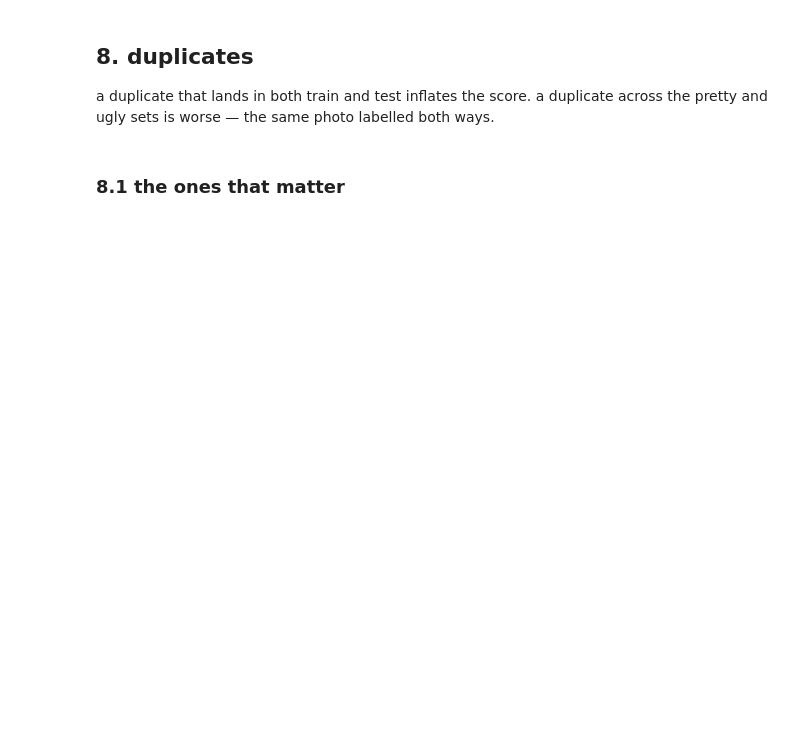
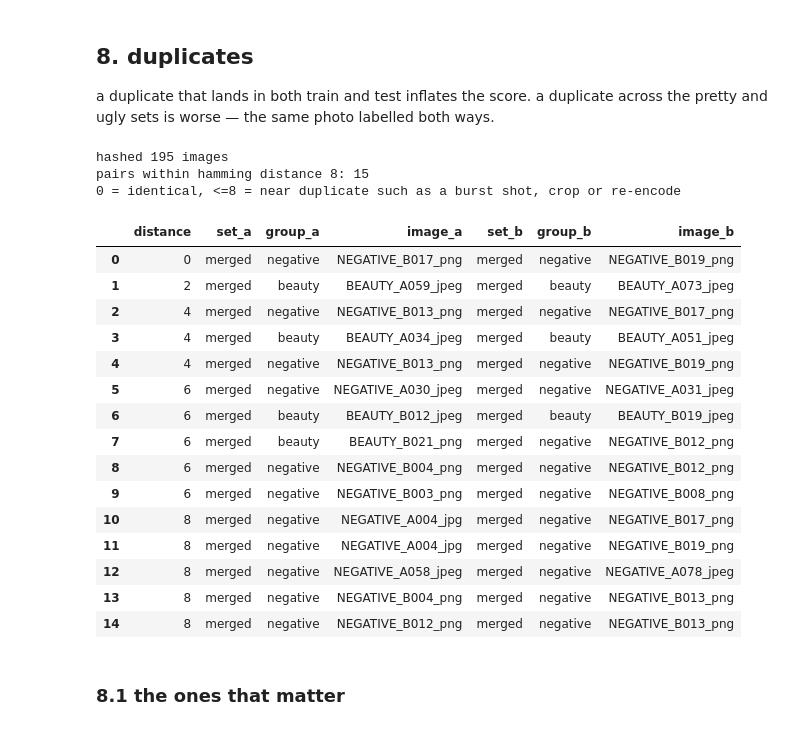
Before and after one commit to Rmsaah/camel-beauty-assessor, a Jupyter notebook: dataset_eda.ipynb, the cells around one changed output. Drawn from its saved outputs; the diff is of its cells as text; code cells hidden in the pictures; blank space fills up the shorter version.

```diff
--- a/dataset_eda.ipynb
+++ b/dataset_eda.ipynb
@@ -309,28 +397,51 @@ across the pretty and ugly sets is worse — the same photo labelled both ways.
 # %%
 paths = []
 for f in folders:
     d = os.path.join(root, f, "train", "images")
     for name in sorted(os.listdir(d)):
-        paths.append((short[f], stem(name), os.path.join(d, name)))
+        s = stem(name)
+        paths.append((short[f], group_of(f, s), s, os.path.join(d, name)))
 
-hashes = [(s, st, imagehash.phash(Image.open(p).convert("RGB"))) for s, st, p in paths]
+hashes = [(st, g, sm, imagehash.phash(Image.open(p).convert("RGB"))) for st, g, sm, p in paths]
 print(f"hashed {len(hashes)} images")
 
 found = []
 for i in range(len(hashes)):
     for j in range(i + 1, len(hashes)):
-        dist = hashes[i][2] - hashes[j][2]
+        dist = hashes[i][3] - hashes[j][3]
         if dist <= 8:
             found.append({
                 "distance": dist,
-                "set_a": hashes[i][0], "image_a": hashes[i][1],
-                "set_b": hashes[j][0], "image_b": hashes[j][1],
+                "set_a": hashes[i][0], "group_a": hashes[i][1], "image_a": hashes[i][2],
+                "set_b": hashes[j][0], "group_b": hashes[j][1], "image_b": hashes[j][2],
             })
 
-dupes = pd.DataFrame(found).sort_values("distance").reset_index(drop=True)
+# columns given explicitly so an empty result is still a usable frame
+dupes = pd.DataFrame(found, columns=["distance", "set_a", "group_a", "image_a",
+                                     "set_b", "group_b", "image_b"]).sort_values("distance").reset_index(drop=True)
 print(f"pairs within hamming distance 8: {len(dupes)}")
 print("0 = identical, <=8 = near duplicate such as a burst shot, crop or re-encode")
 dupes
+# %% [output]
+hashed 195 images
+pairs within hamming distance 8: 15
+0 = identical, <=8 = near duplicate such as a burst shot, crop or re-encode
+|  | distance | set_a | group_a | image_a | set_b | group_b | image_b |
+| 0 | 0 | merged | negative | NEGATIVE_B017_png | merged | negative | NEGATIVE_B019_png |
+| 1 | 2 | merged | beauty | BEAUTY_A059_jpeg | merged | beauty | BEAUTY_A073_jpeg |
+| 2 | 4 | merged | negative | NEGATIVE_B013_png | merged | negative | NEGATIVE_B017_png |
+| 3 | 4 | merged | beauty | BEAUTY_A034_jpeg | merged | beauty | BEAUTY_A051_jpeg |
+| 4 | 4 | merged | negative | NEGATIVE_B013_png | merged | negative | NEGATIVE_B019_png |
+| 5 | 6 | merged | negative | NEGATIVE_A030_jpeg | merged | negative | NEGATIVE_A031_jpeg |
+| 6 | 6 | merged | beauty | BEAUTY_B012_jpeg | merged | beauty | BEAUTY_B019_jpeg |
+| 7 | 6 | merged | beauty | BEAUTY_B021_png | merged | negative | NEGATIVE_B012_png |
+| 8 | 6 | merged | negative | NEGATIVE_B004_png | merged | negative | NEGATIVE_B012_png |
+| 9 | 6 | merged | negative | NEGATIVE_B003_png | merged | negative | NEGATIVE_B008_png |
+| 10 | 8 | merged | negative | NEGATIVE_A004_jpg | merged | negative | NEGATIVE_B017_png |
+| 11 | 8 | merged | negative | NEGATIVE_A004_jpg | merged | negative | NEGATIVE_B019_png |
+| 12 | 8 | merged | negative | NEGATIVE_A058_jpeg | merged | negative | NEGATIVE_A078_jpeg |
+| 13 | 8 | merged | negative | NEGATIVE_B004_png | merged | negative | NEGATIVE_B013_png |
+| 14 | 8 | merged | negative | NEGATIVE_B012_png | merged | negative | NEGATIVE_B013_png |
 # %% [markdown]
 ### 8.1 the ones that matter
 # %%
```
Also changed, not shown: parts of 22 cells of this notebook.
